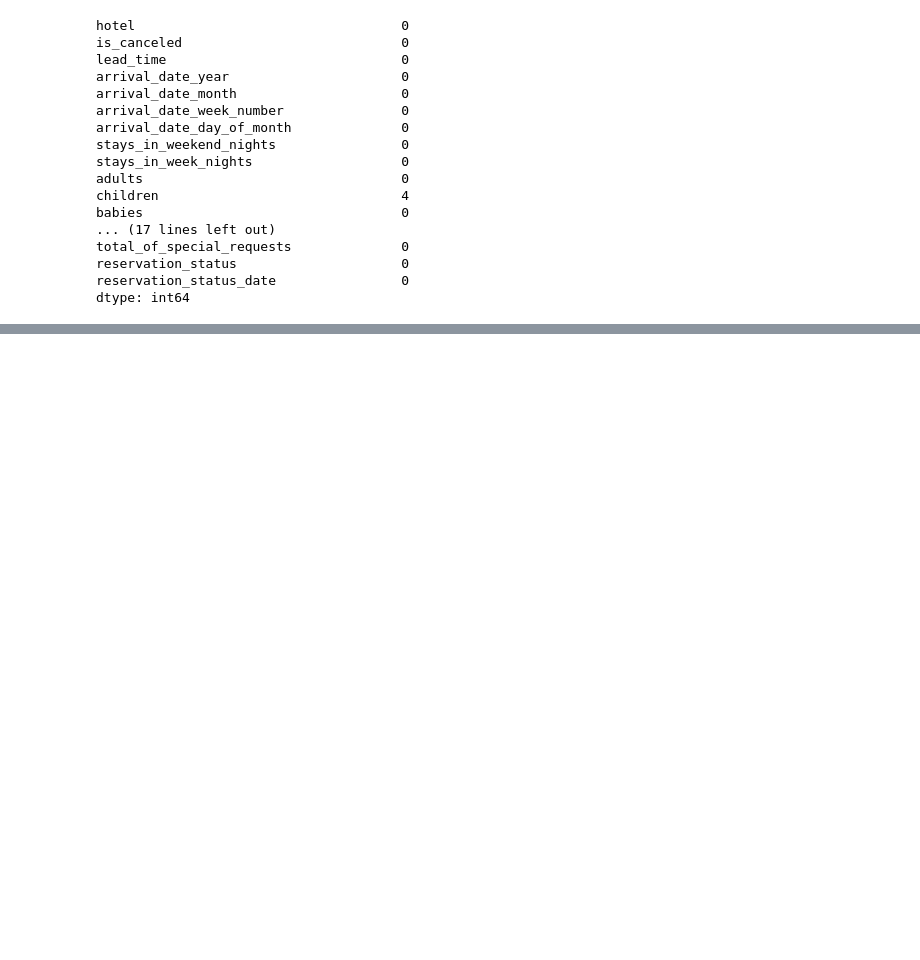
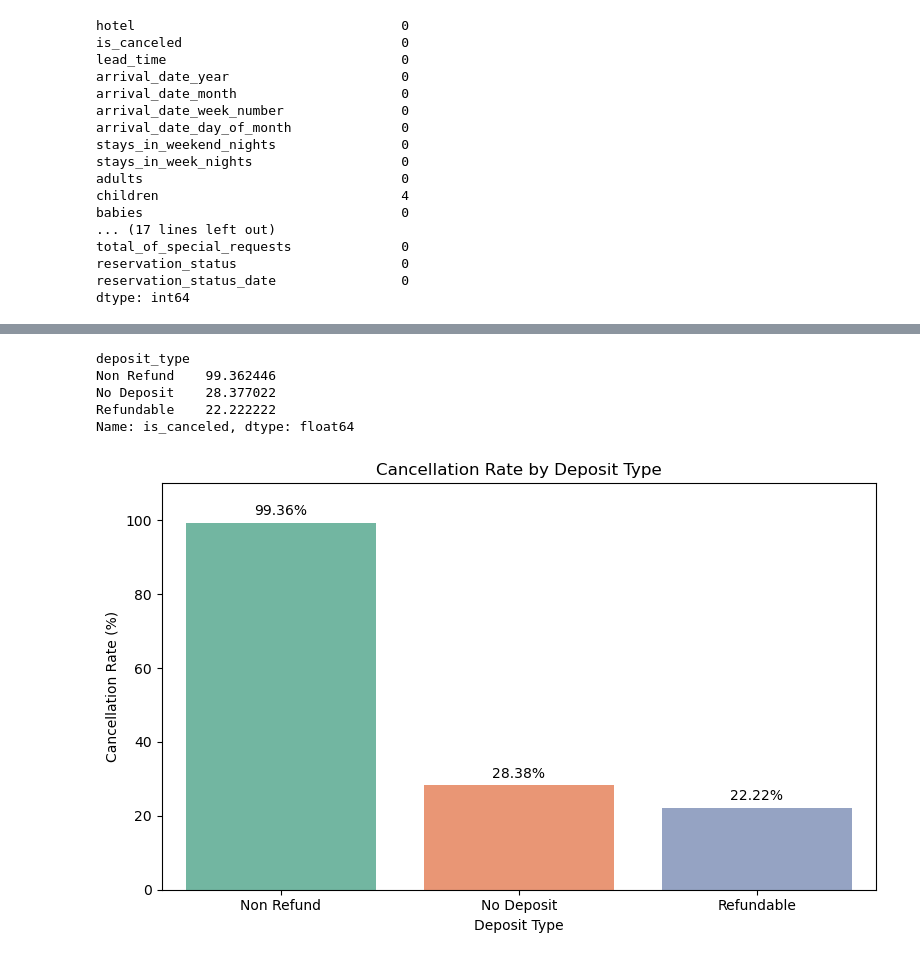
Before and after one commit to Saraseraji/hotel-booking-eda, a Jupyter notebook: hotel_revenue_cancellation_analysis.ipynb, the cells around one changed output, grey strips where cells are left out. Saved outputs shown, nothing was run; the diff lists cells and outputs as text; code cells hidden in the pictures; blank space fills up the shorter version.

```diff
--- a/hotel_revenue_cancellation_analysis.ipynb
+++ b/hotel_revenue_cancellation_analysis.ipynb
@@ -78,0 +3629,43 @@ dtype: int64
+# %%
+
+# Calculate cancellation rates by deposit type
+cancellation_by_deposit = (
+    df.groupby('deposit_type')['is_canceled']
+    .mean()
+    .mul(100)
+    .sort_values(ascending=False)
+)
+
+# Display cancellation rates
+cancellation_by_deposit
+# %% [output]
+deposit_type
+Non Refund    99.362446
+No Deposit    28.377022
+Refundable    22.222222
+Name: is_canceled, dtype: float64
+# %%
+
+# Plot cancellation rates by deposit type
+plt.figure(figsize=(8, 5))
+
+ax = sns.barplot(
+    x=cancellation_by_deposit.index,
+    y=cancellation_by_deposit.values,
+    hue=cancellation_by_deposit.index,
+    palette='Set2',
+    legend=False
+)
+
+# Add percentage labels above the bars
+for container in ax.containers:
+    ax.bar_label(container, fmt='%.2f%%', padding=3)
+
+plt.title('Cancellation Rate by Deposit Type')
+plt.xlabel('Deposit Type')
+plt.ylabel('Cancellation Rate (%)')
+plt.ylim(0, 110)
+plt.tight_layout()
+plt.show()
+# %% [output]
+[figure, added]
```
Also changed, not shown: parts of 222 cells of this notebook.
